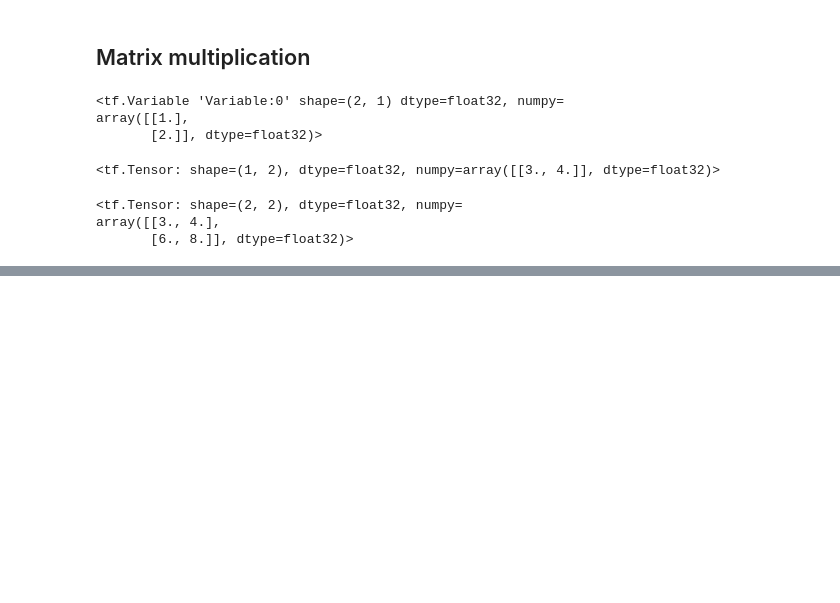
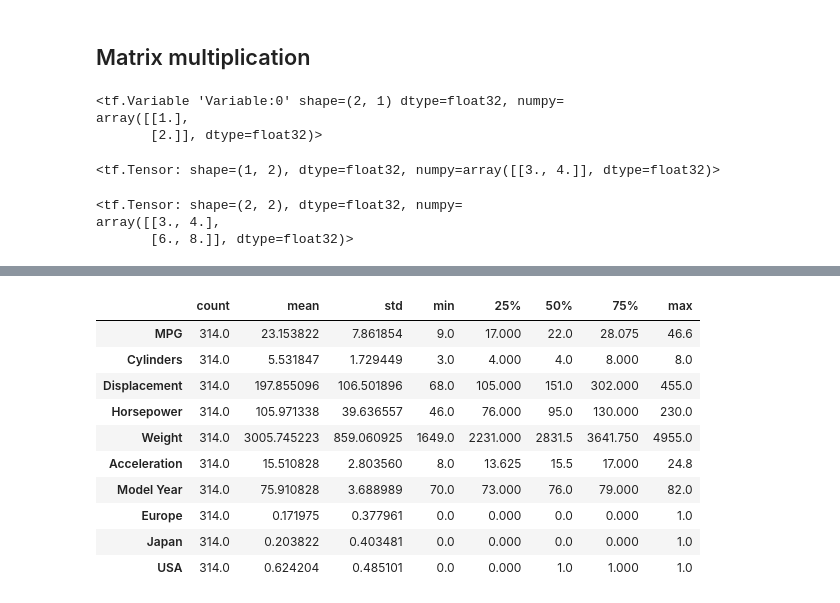
Before and after one commit to simonespa/machine-learning-playground, a Jupyter notebook: tensorflow/tensorflow.ipynb, the cells around one changed output, grey strips where cells are left out. Saved outputs shown, nothing was run; the diff lists cells and outputs as text; code cells hidden in the pictures; blank space fills up the shorter version.

```diff
--- a/tensorflow/tensorflow.ipynb
+++ b/tensorflow/tensorflow.ipynb
@@ -124,0 +291,14 @@ array([[3., 4.],
+# %%
+train_dataset.describe().transpose()
+# %% [output]
+|  | count | mean | std | min | 25% | 50% | 75% | max |
+| MPG | 314.0 | 23.153822 | 7.861854 | 9.0 | 17.000 | 22.0 | 28.075 | 46.6 |
+| Cylinders | 314.0 | 5.531847 | 1.729449 | 3.0 | 4.000 | 4.0 | 8.000 | 8.0 |
+| Displacement | 314.0 | 197.855096 | 106.501896 | 68.0 | 105.000 | 151.0 | 302.000 | 455.0 |
+| Horsepower | 314.0 | 105.971338 | 39.636557 | 46.0 | 76.000 | 95.0 | 130.000 | 230.0 |
+| Weight | 314.0 | 3005.745223 | 859.060925 | 1649.0 | 2231.000 | 2831.5 | 3641.750 | 4955.0 |
+| Acceleration | 314.0 | 15.510828 | 2.803560 | 8.0 | 13.625 | 15.5 | 17.000 | 24.8 |
+| Model Year | 314.0 | 75.910828 | 3.688989 | 70.0 | 73.000 | 76.0 | 79.000 | 82.0 |
+| Europe | 314.0 | 0.171975 | 0.377961 | 0.0 | 0.000 | 0.0 | 0.000 | 1.0 |
+| Japan | 314.0 | 0.203822 | 0.403481 | 0.0 | 0.000 | 0.0 | 0.000 | 1.0 |
+| USA | 314.0 | 0.624204 | 0.485101 | 0.0 | 0.000 | 1.0 | 1.000 | 1.0 |
```
Also changed, not shown: parts of 25 cells of this notebook, 6 other files.
